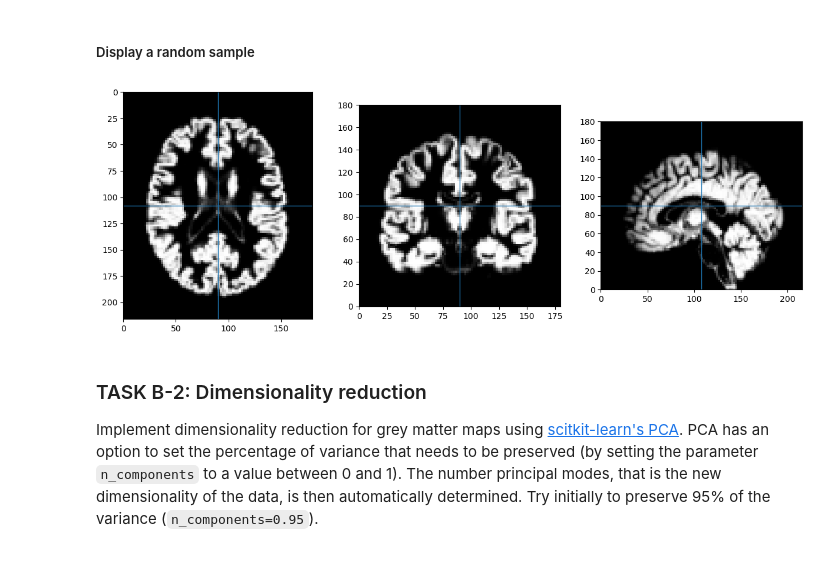
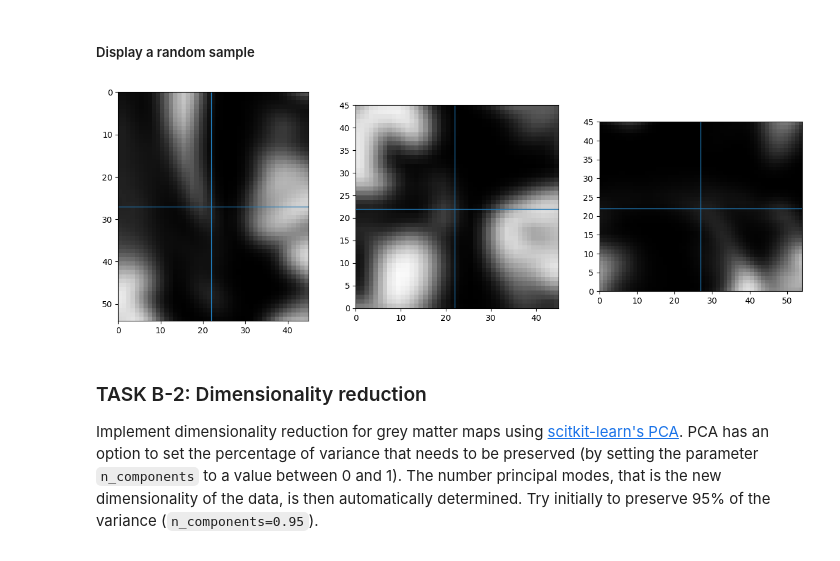
Before and after one commit to burakai/Age-Regression-from-Brain-MRI-Images, a Jupyter notebook: MIC-Term-Project.ipynb, the cells around one changed output. Saved outputs shown, nothing was run; the diff lists cells and outputs as text; code cells hidden in the pictures.

```diff
--- a/MIC-Term-Project.ipynb
+++ b/MIC-Term-Project.ipynb
@@ -1113,16 +1156,16 @@ Preprocessed map /home/burakk/Projects/itu-mic/data/graymaps/wc1sub-CC723395_T1w
 # %%
 data_dir = '/home/burakk/Projects/itu-mic/data/'
 
 maps_output_dir = data_dir + "o_graymaps/"
-maps_filenames = sorted(glob.glob(maps_dir + '*.nii.gz'))
+maps_filenames = sorted(glob.glob(maps_output_dir + '*.nii.gz'))
 
 random_state = 42
 
 img = sitk.ReadImage(maps_filenames[random_state])
 
 display_image(img)
 # %% [output]
-[figure, old version]
+[figure, new version]
 # %% [markdown]
 ### TASK B-2: Dimensionality reduction
 
```
Also changed, not shown: parts of 35 cells of this notebook.
